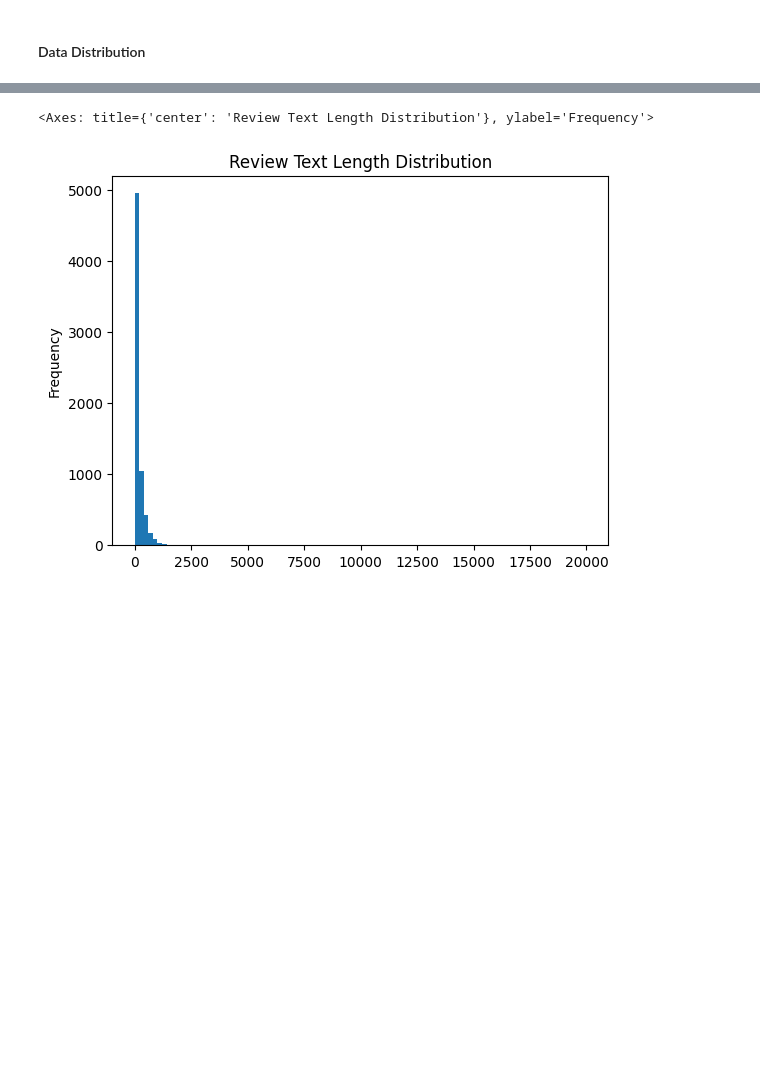
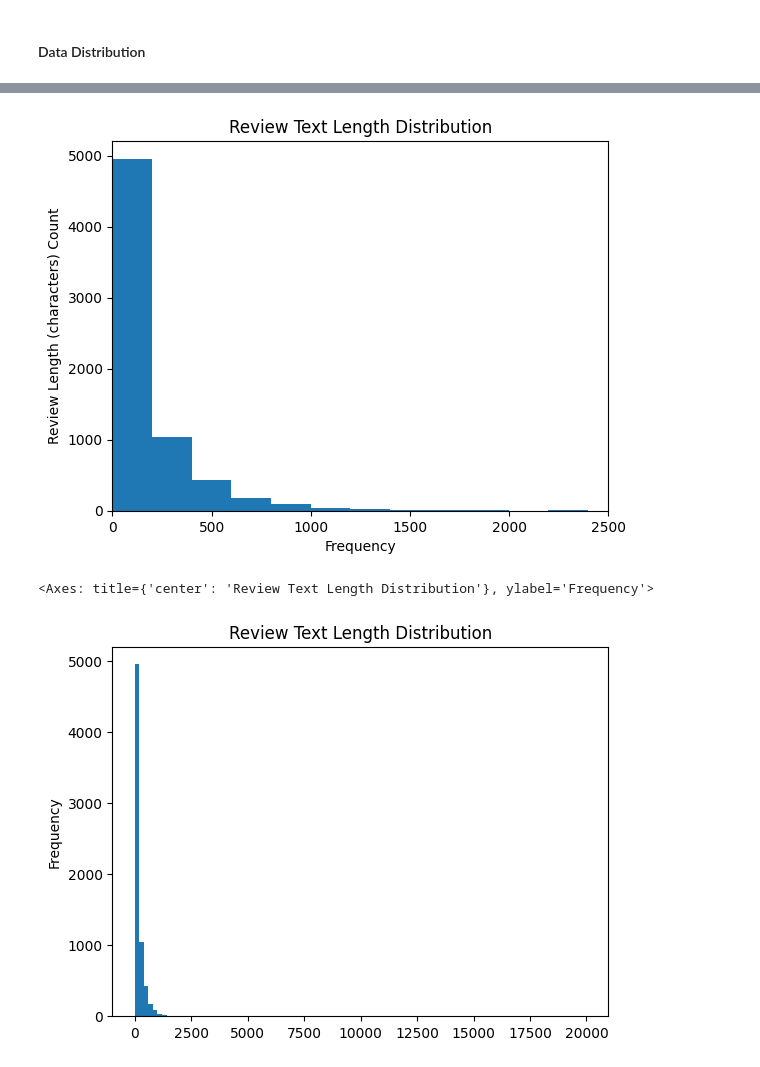
Before and after one commit to gen-git-26/Rreview_Analyzer, a Jupyter notebook: notebooks/eda.ipynb, the cells around one changed output, grey strips where cells are left out. Drawn from its saved outputs; the diff is of its cells as text; code cells hidden in the pictures; blank space fills up the shorter version.

```diff
--- a/notebooks/eda.ipynb
+++ b/notebooks/eda.ipynb
@@ -174,3 +220,16 @@ df['provider'].value_counts().plot(kind='pie', autopct='%1.1f%%', title='Provide
+# %%
+ax = df['reviewText'].str.len().plot(kind='hist', bins=100, title='Review Text Length Distribution')
+
+# Set x-axis limits
+ax.set_xlim(0, 2500)
+
+# Optional: Add labels for clarity
+ax.set_xlabel('Frequency')
+ax.set_ylabel('Review Length (characters) Count')
+
+plt.show()
+# %% [output]
+[figure, added]
 # %%
 df['reviewText'].str.len().plot(kind='hist', bins=100, title='Review Text Length Distribution')
 # %% [output]
```
Also changed, not shown: parts of 7 cells of this notebook.
